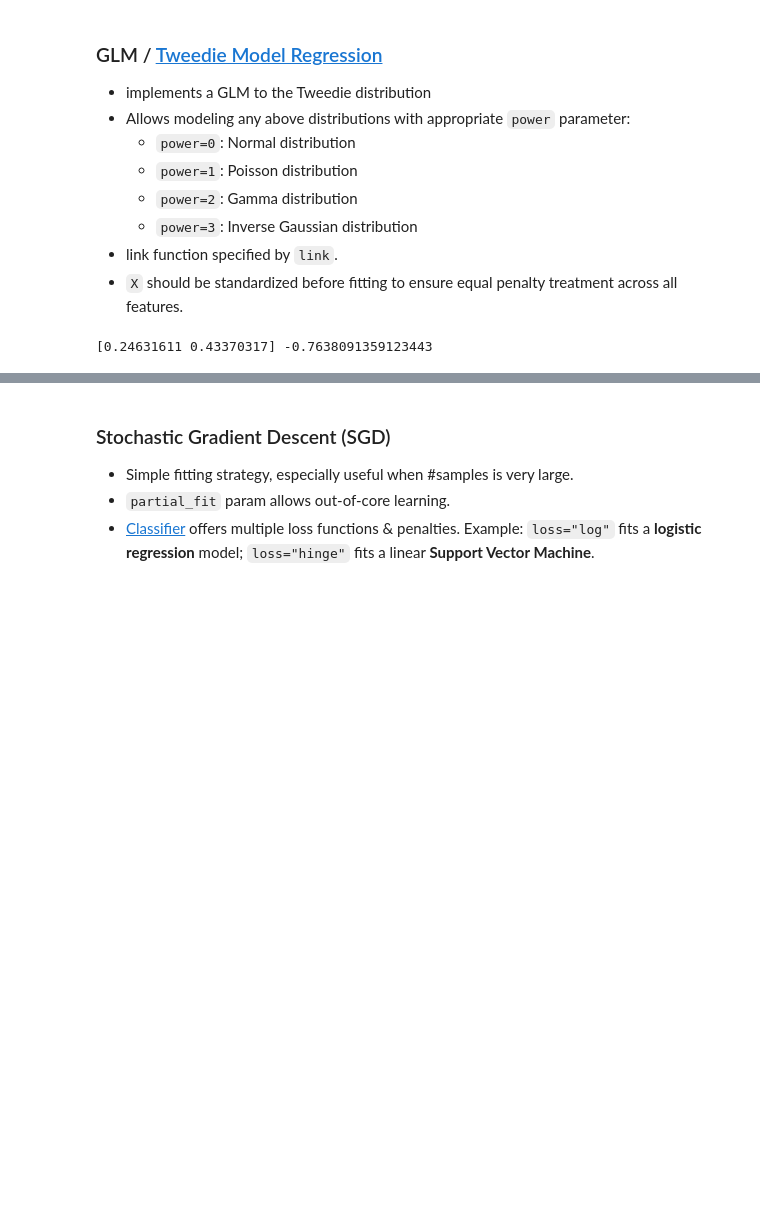
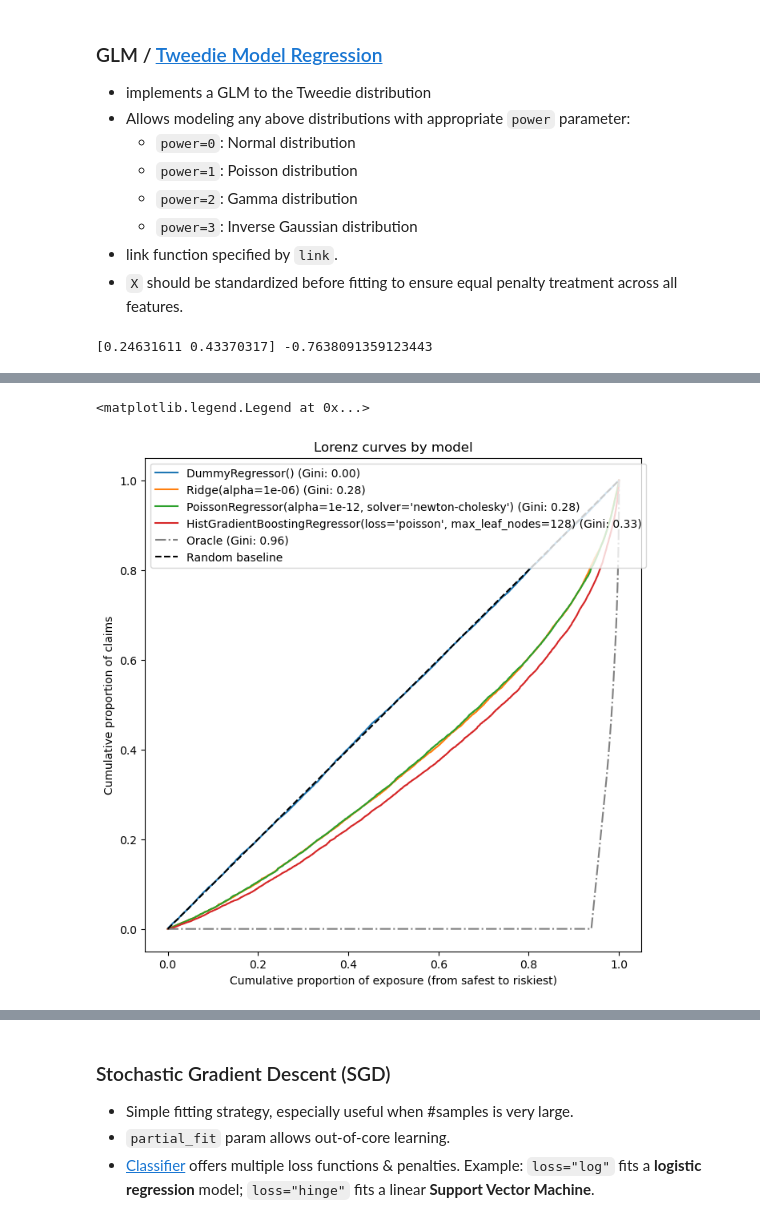
Before and after one commit to bjpcjp/scikit-learn, a Jupyter notebook: 01_linear_models.ipynb, the cells around one changed output, grey strips where cells are left out. Saved outputs shown, nothing was run; the diff lists cells and outputs as text; code cells hidden in the pictures; blank space fills up the shorter version.

```diff
--- a/01_linear_models.ipynb
+++ b/01_linear_models.ipynb
@@ -1040,0 +1369,45 @@ from sklearn.datasets import fetch_openml
+# %%
+from sklearn.metrics import auc
+
+
+def lorenz_curve(y_true, y_pred, exposure):
+    y_true, y_pred      = np.asarray(y_true), np.asarray(y_pred)
+    exposure            = np.asarray(exposure)
+    # order samples by increasing predicted risk:
+    ranking = np.argsort(y_pred)
+    ranked_frequencies  = y_true[ranking]
+    ranked_exposure     = exposure[ranking]
+    cumulated_claims    = np.cumsum(ranked_frequencies * ranked_exposure)
+    cumulated_claims   /= cumulated_claims[-1]
+    cumulated_exposure  = np.cumsum(ranked_exposure)
+    cumulated_exposure /= cumulated_exposure[-1]
+    return cumulated_exposure, cumulated_claims
+
+fig, ax = plt.subplots(figsize=(8, 8))
+
+for model in [dummy, ridge_glm, poisson_glm, poisson_gbrt]:
+    y_pred = model.predict(df_test)
+    cum_exposure, cum_claims = lorenz_curve(
+        df_test["Frequency"], y_pred, df_test["Exposure"])
+    gini = 1 - 2 * auc(cum_exposure, cum_claims)
+    label = "{} (Gini: {:.2f})".format(model[-1], gini)
+    ax.plot(cum_exposure, cum_claims, linestyle="-", label=label)
+
+# Oracle model: y_pred == y_test
+cum_exposure, cum_claims = lorenz_curve(
+    df_test["Frequency"], df_test["Frequency"], df_test["Exposure"])
+gini = 1 - 2 * auc(cum_exposure, cum_claims)
+label = "Oracle (Gini: {:.2f})".format(gini)
+ax.plot(cum_exposure, cum_claims, linestyle="-.", color="gray", label=label)
+
+# Random Baseline
+ax.plot([0, 1], [0, 1], linestyle="--", color="black", label="Random baseline")
+ax.set(
+    title="Lorenz curves by model",
+    xlabel="Cumulative proportion of exposure (from safest to riskiest)",
+    ylabel="Cumulative proportion of claims",
+)
+ax.legend(loc="upper left")
+# %% [output]
+<matplotlib.legend.Legend at 0x...>
+[figure, added]
```
Also changed, not shown: parts of 29 cells of this notebook, 1 other file.
